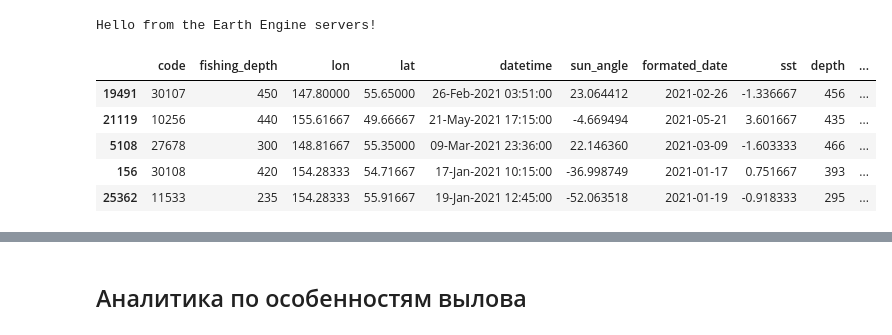
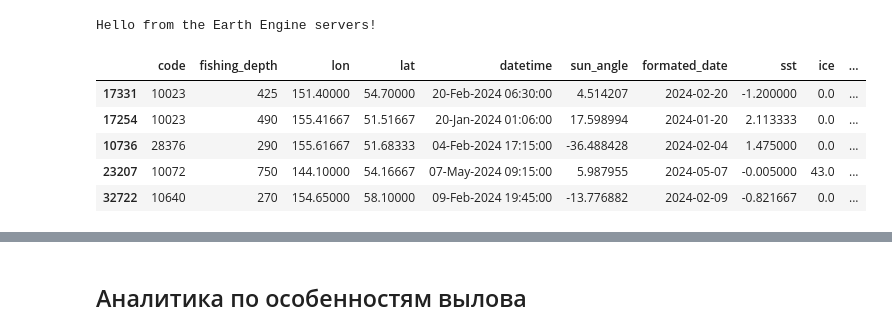
Before and after one commit to endermend/sat-model-1, a Jupyter notebook: sat-model-2.ipynb, the cells around one changed output, grey strips where cells are left out. Cells and saved outputs as stored; diff of their text form; code cells hidden in the pictures.

```diff
--- a/sat-model-2.ipynb
+++ b/sat-model-2.ipynb
@@ -13,15 +14,13 @@ import pandas as pd
 # %%
-start_date = '2021-01-01'
-end_date = '2021-06-30'
+start_date = '2024-01-01'
+end_date = '2024-06-30'
 dt_start_date = datetime.strptime(start_date, '%Y-%m-%d').date()
 dt_end_date = datetime.strptime(end_date, '%Y-%m-%d').date()
-
-# etopo1 = ee.Image("NOAA/NGDC/ETOPO1").select('bedrock')
 
 gebco = ee.ImageCollection('projects/sat-io/open-datasets/gebco/gebco_grid').median().select('b1')
 
 oisst = ee.ImageCollection("NOAA/CDR/OISST/V2_1") \
     .filterDate(start_date, end_date)
 
-oisst_sst = oisst.select('sst')
-oisst_ice = oisst.select('ice')
+plancton = ee.ImageCollection("COPERNICUS/MARINE/GLOBAL_ANALYSISFORECAST_BGC_001_028/PLANKTON") \
+    .filter(ee.Filter.date(start_date, end_date))
@@ -70 +109,19 @@ def update_sst_depth(df, fc):
+# %%
+# Форма сохранения признаков
+def update_features(fc: ee.FeatureCollection):
+    return enrich_features(fc=fc, images=[
+        ('sst', oisst_sst),
+        ('ice', oisst_ice),
+        ('depth', gebco_b1),
+        ('zoo', copernicus_zoo)
+    ])
+
+
+def update_df(fc: ee.FeatureCollection, df: pd.DataFrame):
+    update_dataframe(fc=fc, df=df, properties=[
+        'sst',
+        'ice',
+        'depth',
+        'zoo'
+    ])
 # %%
@@ -74,6 +133,5 @@ all_fish['formated_date'] = all_fish['datetime'].map(lambda x: datetime.strptime
 # %%
-
-df = all_fish[(all_fish['formated_date'] >= dt_start_date) & (all_fish['formated_date'] <= dt_end_date)].copy()
+# Инициализация признаков точек
 features = [
     ee.Feature(
         ee.Geometry.Point([row['lon'], row['lat']]),
@@ -81,24 +139,27 @@ features = [
             'id': idx,
             'code': row['code'],
             'date': row['formated_date'].strftime('%Y-%m-%d'),
+            'system:time_start': row['formated_date'].strftime('%Y-%m-%d'),
+            'fdepth': row['fishing_depth'],
         }
     )
     for idx, row in df.iterrows()
 ]
 
 fc = ee.FeatureCollection(features)
+fc = update_features(fc)
 # %%
-update_sst_depth(df, fc)
+# Сохранение признаков в DataFrame
+update_df(fc, df)
 df['relative_depth'] = df['depth'] - df['fishing_depth']
 # %%
-# Очистка данных
-df.loc[df['ice'].isna(), 'ice'] = 0
+# Пример данных
 df.sample(5)
 # %% [output]
-|  | code | fishing_depth | lon | lat | datetime | sun_angle | formated_date | sst | depth | ... |
-| 19491 | 30107 | 450 | 147.80000 | 55.65000 | 26-Feb-2021 03:51:00 | 23.064412 | 2021-02-26 | -1.336667 | 456 | ... |
-| 21119 | 10256 | 440 | 155.61667 | 49.66667 | 21-May-2021 17:15:00 | -4.669494 | 2021-05-21 | 3.601667 | 435 | ... |
-| 5108 | 27678 | 300 | 148.81667 | 55.35000 | 09-Mar-2021 23:36:00 | 22.146360 | 2021-03-09 | -1.603333 | 466 | ... |
-| 156 | 30108 | 420 | 154.28333 | 54.71667 | 17-Jan-2021 10:15:00 | -36.998749 | 2021-01-17 | 0.751667 | 393 | ... |
-| 25362 | 11533 | 235 | 154.28333 | 55.91667 | 19-Jan-2021 12:45:00 | -52.063518 | 2021-01-19 | -0.918333 | 295 | ... |
+|  | code | fishing_depth | lon | lat | datetime | sun_angle | formated_date | sst | ice | ... |
+| 17331 | 10023 | 425 | 151.40000 | 54.70000 | 20-Feb-2024 06:30:00 | 4.514207 | 2024-02-20 | -1.200000 | 0.0 | ... |
+| 17254 | 10023 | 490 | 155.41667 | 51.51667 | 20-Jan-2024 01:06:00 | 17.598994 | 2024-01-20 | 2.113333 | 0.0 | ... |
+| 10736 | 28376 | 290 | 155.61667 | 51.68333 | 04-Feb-2024 17:15:00 | -36.488428 | 2024-02-04 | 1.475000 | 0.0 | ... |
+| 23207 | 10072 | 750 | 144.10000 | 54.16667 | 07-May-2024 09:15:00 | 5.987955 | 2024-05-07 | -0.005000 | 43.0 | ... |
+| 32722 | 10640 | 270 | 154.65000 | 58.10000 | 09-Feb-2024 19:45:00 | -13.776882 | 2024-02-09 | -0.821667 | 0.0 | ... |
 # %%
```
Also changed, not shown: parts of 13 cells of this notebook, 7 other files.
